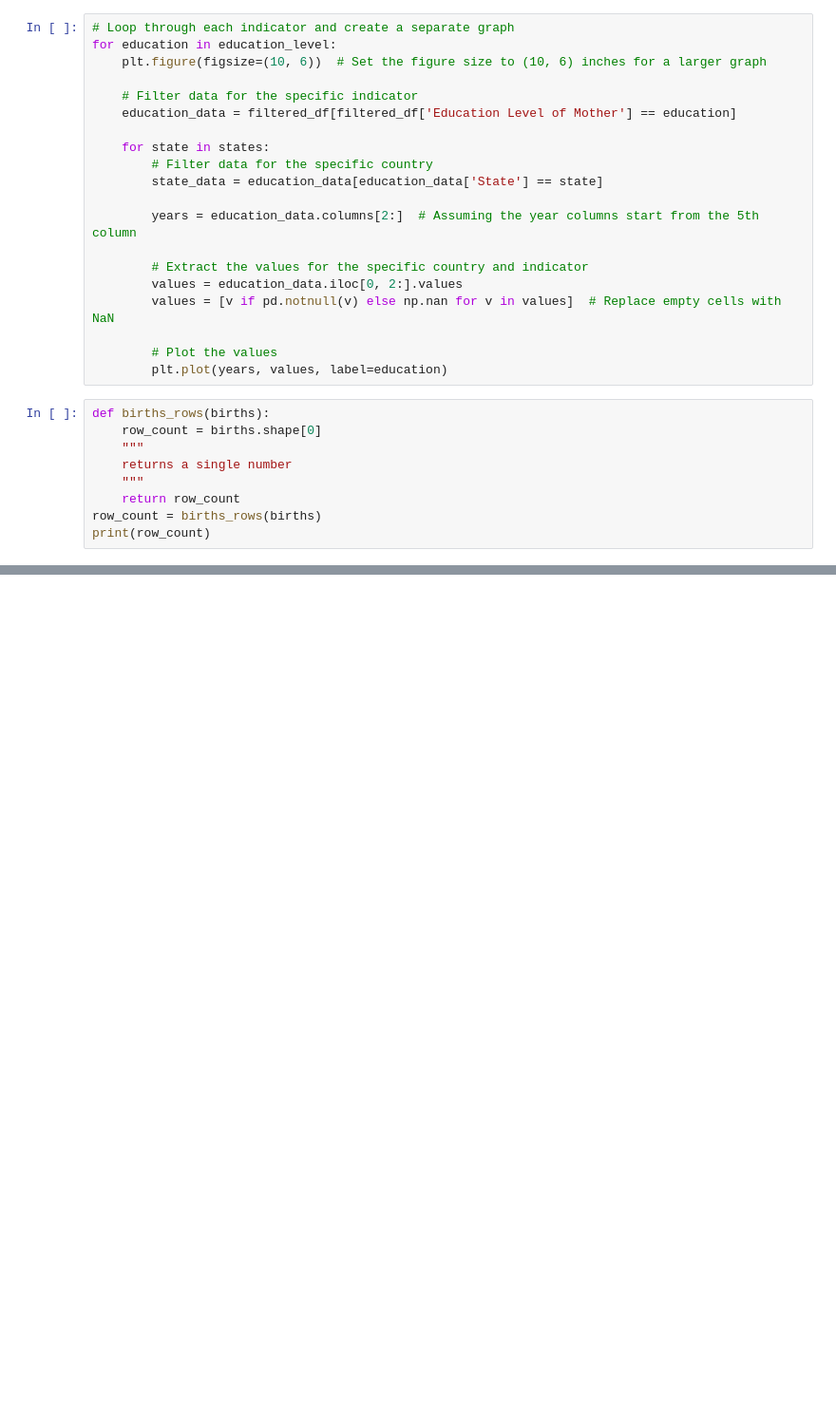
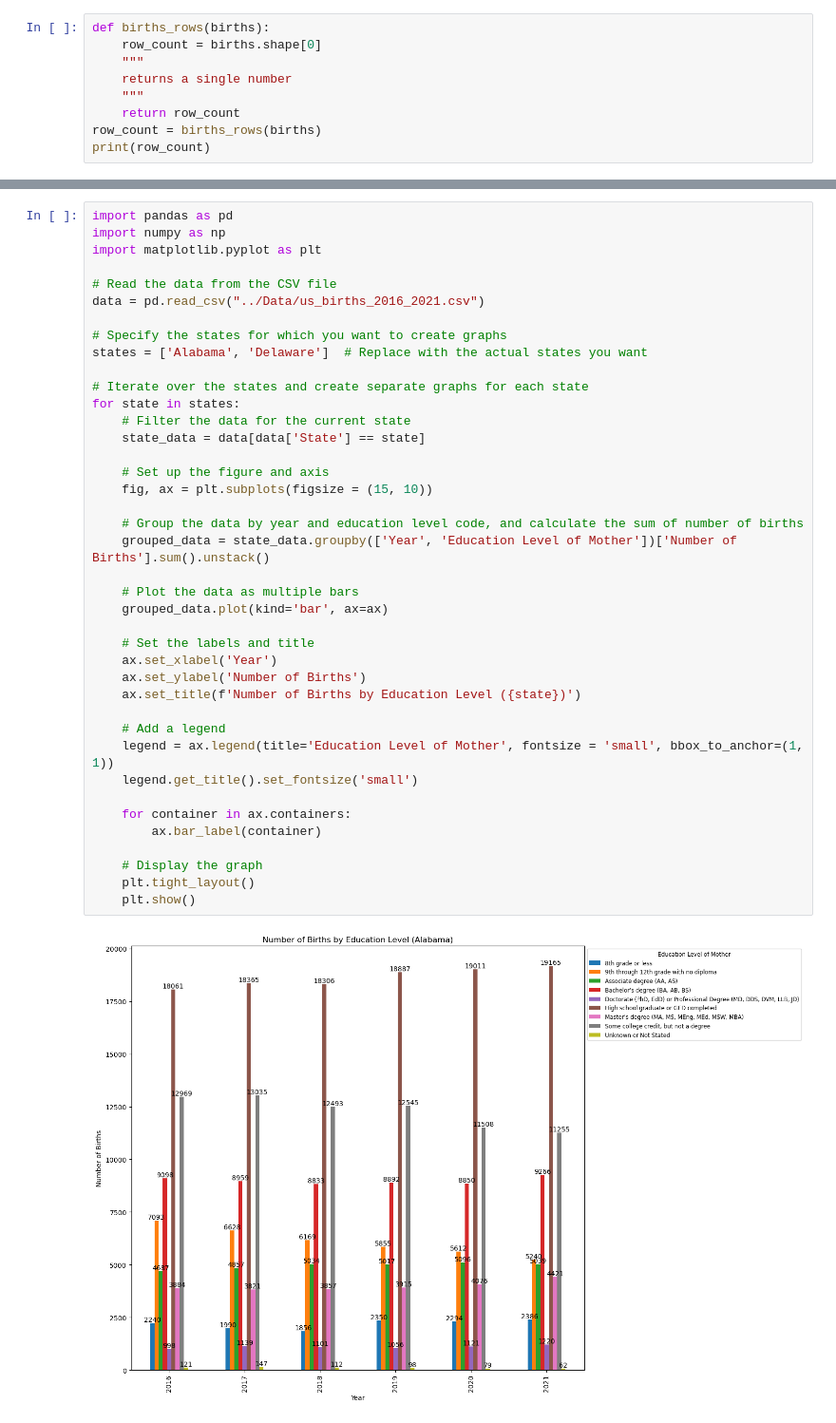
Before and after one commit to Chris-Vicks/Birth_Rate, a Jupyter notebook: Notebooks/Birth_rate.ipynb, the cells around one changed output, grey strips where cells are left out. Shown at 95% size. Drawn from its saved outputs; the diff is of its cells as text; blank space fills up the shorter version.

Commit message:
completed by-births graph

```diff
--- a/Notebooks/Birth_rate.ipynb
+++ b/Notebooks/Birth_rate.ipynb
@@ -83,23 +1,3 @@ plt.close(fig)  # Close the figure to free up memory
-# %%
-# Loop through each indicator and create a separate graph
-for education in education_level:
-    plt.figure(figsize=(10, 6))  # Set the figure size to (10, 6) inches for a larger graph
-
-    # Filter data for the specific indicator
-    education_data = filtered_df[filtered_df['Education Level of Mother'] == education]
-
-    for state in states:
-        # Filter data for the specific country
-        state_data = education_data[education_data['State'] == state]
-
-        years = education_data.columns[2:]  # Assuming the year columns start from the 5th column
-
-        # Extract the values for the specific country and indicator
-        values = education_data.iloc[0, 2:].values
-        values = [v if pd.notnull(v) else np.nan for v in values]  # Replace empty cells with NaN
-
-        # Plot the values
-        plt.plot(years, values, label=education)
 # %%
 def births_rows(births):
     row_count = births.shape[0]
@@ -132,0 +10,42 @@ for column, value_map in value_maps.items():
+# %%
+import pandas as pd
+import numpy as np
+import matplotlib.pyplot as plt
+
+# Read the data from the CSV file
+data = pd.read_csv("../Data/us_births_2016_2021.csv")
+
+# Specify the states for which you want to create graphs
+states = ['Alabama', 'Delaware']  # Replace with the actual states you want
+
+# Iterate over the states and create separate graphs for each state
+for state in states:
+    # Filter the data for the current state
+    state_data = data[data['State'] == state]
+
+    # Set up the figure and axis
+    fig, ax = plt.subplots(figsize = (15, 10))
+
+    # Group the data by year and education level code, and calculate the sum of number of births
+    grouped_data = state_data.groupby(['Year', 'Education Level of Mother'])['Number of Births'].sum().unstack()
+
+    # Plot the data as multiple bars
+    grouped_data.plot(kind='bar', ax=ax)
+
+    # Set the labels and title
+    ax.set_xlabel('Year')
+    ax.set_ylabel('Number of Births')
+    ax.set_title(f'Number of Births by Education Level ({state})')
+
+    # Add a legend
+    legend = ax.legend(title='Education Level of Mother', fontsize = 'small', bbox_to_anchor=(1, 1))
+    legend.get_title().set_fontsize('small')
+
+    for container in ax.containers:
+        ax.bar_label(container)
+
+    # Display the graph
+    plt.tight_layout()
+    plt.show()
+# %% [output]
+[figure, added]
```
Also changed, not shown: parts of 5 cells of this notebook, 1 other file.
